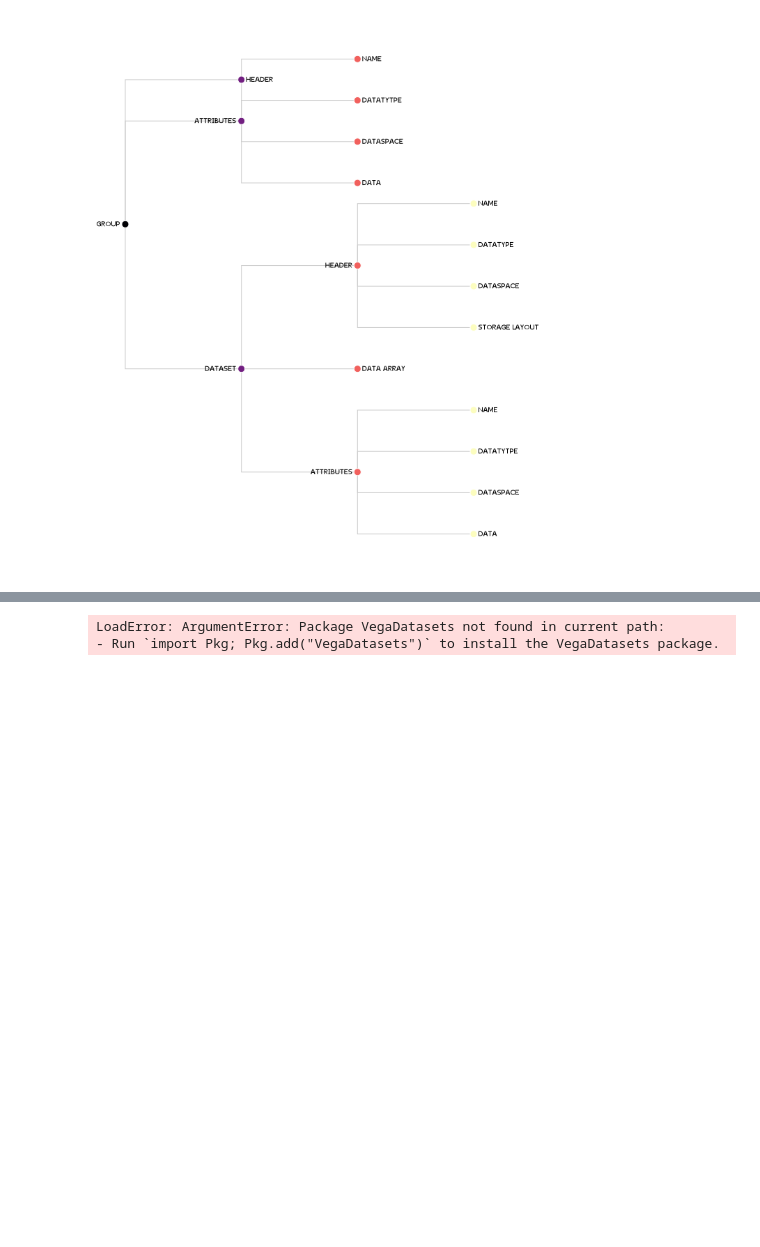
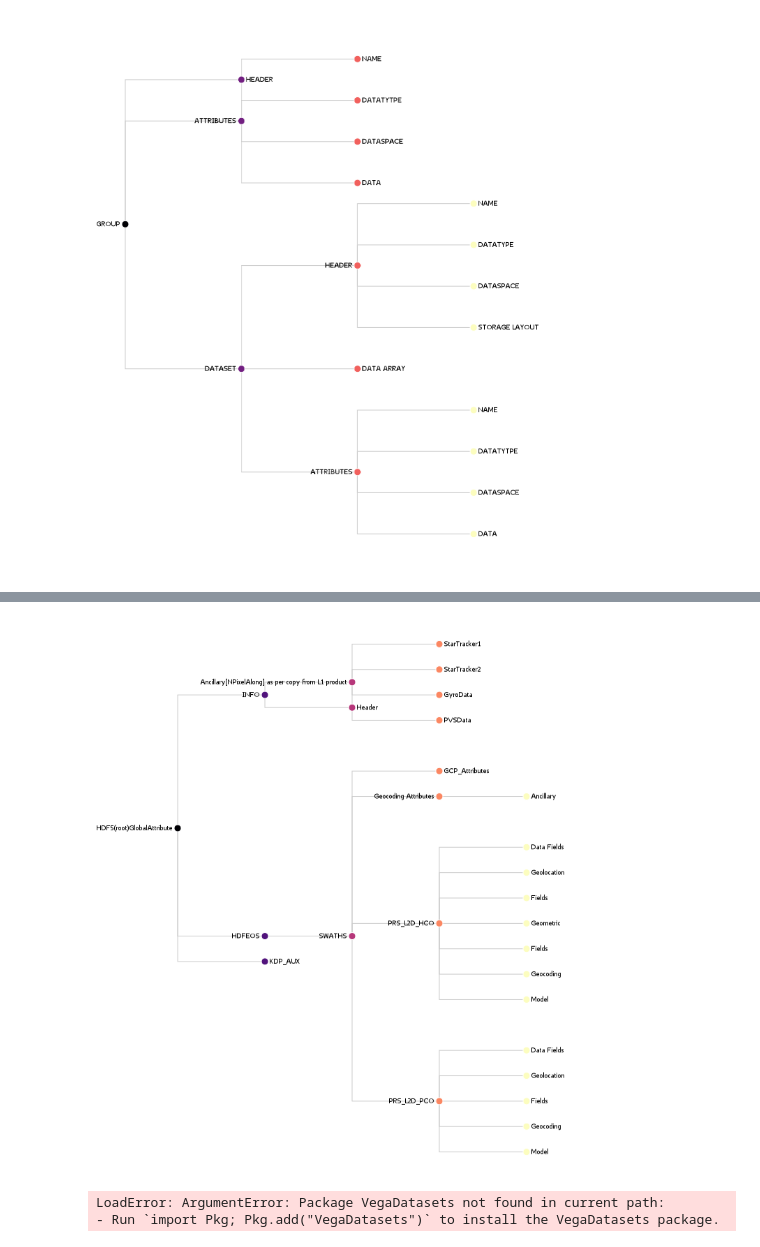
Before and after one commit to sfacca/stage-Machine-learning, a Jupyter notebook: prisma/hdf5/appunti.ipynb, the cells around one changed output, grey strips where cells are left out. Cells and saved outputs as stored; diff of their text form; code cells hidden in the pictures; blank space fills up the shorter version.

```diff
--- a/prisma/hdf5/appunti.ipynb
+++ b/prisma/hdf5/appunti.ipynb
@@ -229,3 +229,8 @@ using VegaLite
+# %%
+myasd = CSV.read("LABELSPRISMA.txt")
+drawtree(myasd)
+# %% [output]
+[figure, added]
 # %%
 # %% [output]
 LoadError: ArgumentError: Package VegaDatasets not found in current path:
```
Also changed, not shown: parts of 2 cells of this notebook, 16 other files.
